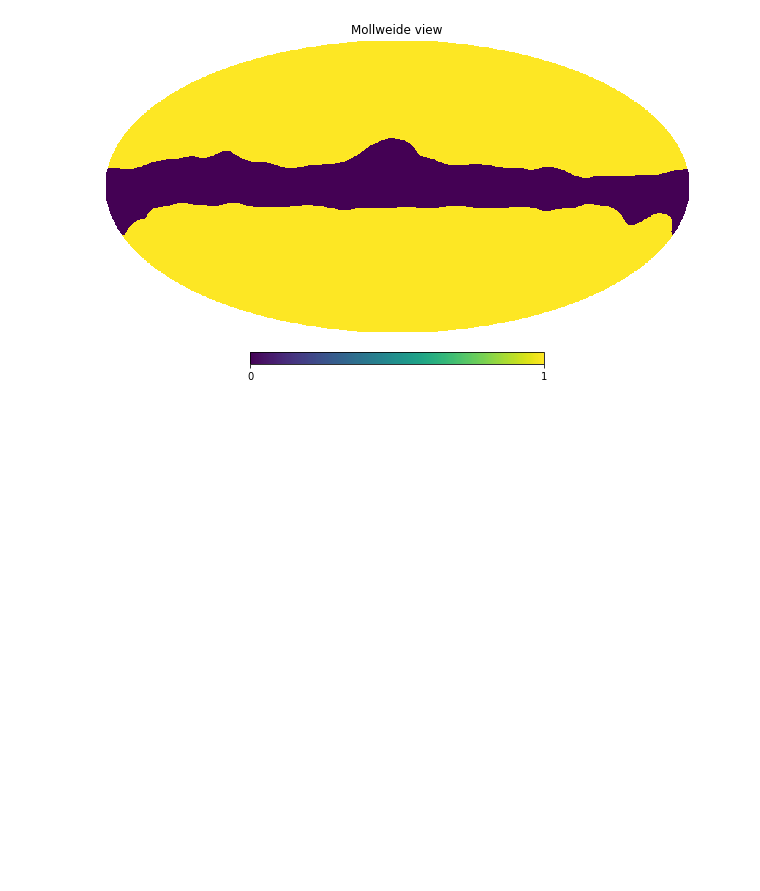
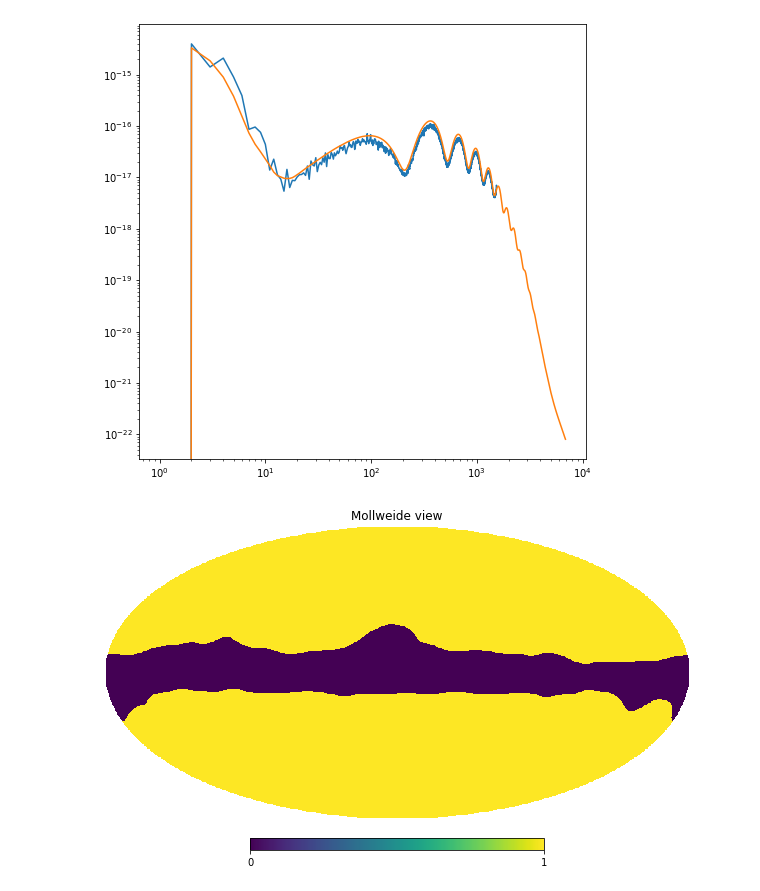
Before and after one commit to litebird/LBxS4, a Jupyter notebook: Notebooks/mask.ipynb, the cells around one changed output. Saved outputs shown, nothing was run; the diff lists cells and outputs as text; code cells hidden in the pictures; blank space fills up the shorter version.

```diff
--- a/Notebooks/mask.ipynb
+++ b/Notebooks/mask.ipynb
@@ -12,3 +31,7 @@ from lbxs4.config import MASKDIR,DATDIR
+# %%
+f.plot_wE(0)
+# %% [output]
+[figure, added]
 # %%
 clen = os.path.join(DATDIR,'FFP10_wdipole_lensedCls.dat')
 # %%
```
Also changed, not shown: parts of 7 cells of this notebook, 6 other files.
